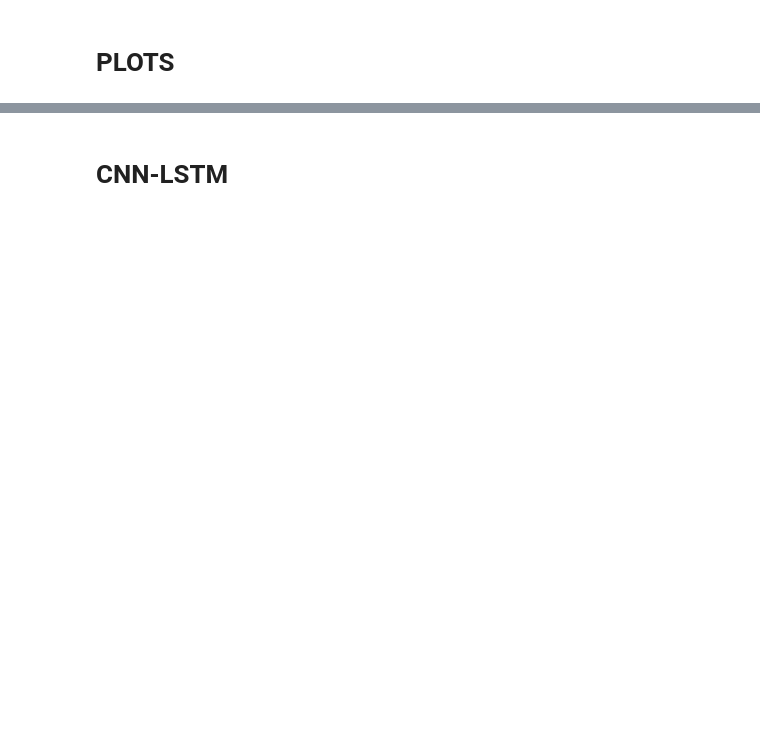
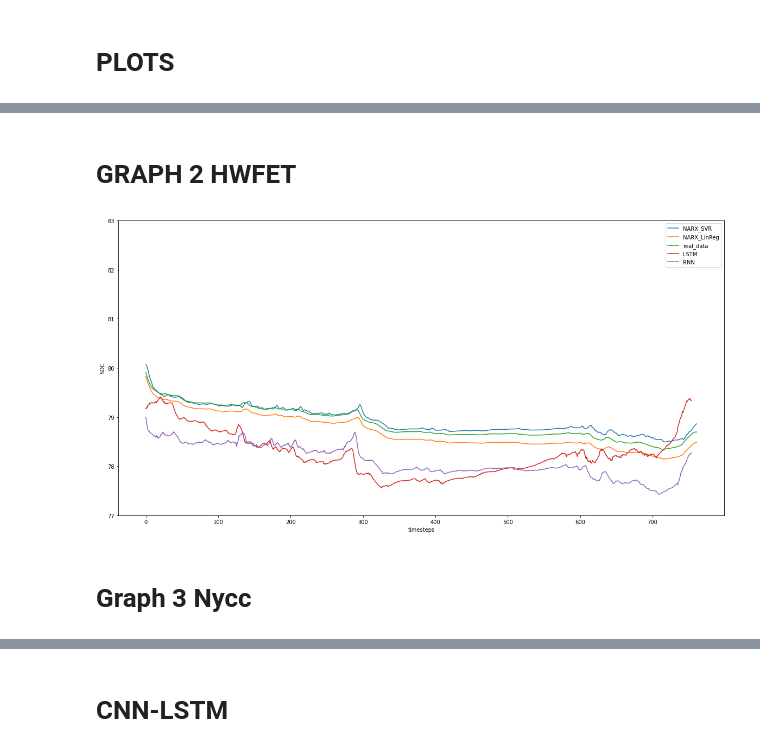
Before and after one commit to pierredm1/4th-Year-Imperial-Thesis, a Jupyter notebook: notebooks/Complete Model Testing Skeleton.ipynb, the cells around one changed output, grey strips where cells are left out. Drawn from its saved outputs; the diff is of its cells as text; code cells hidden in the pictures; blank space fills up the shorter version.

```diff
--- a/notebooks/Complete Model Testing Skeleton.ipynb
+++ b/notebooks/Complete Model Testing Skeleton.ipynb
@@ -102,0 +139,2 @@ print(mdl2.score(X_test,y_test, method='mse'))
+# %%
+model_RNN = create_model_RNN(path,hidden_layers=2,layer1_nodes=10,layer2_nodes=10)
@@ -102,0 +162,11 @@ print(mdl2.score(X_test,y_test, method='mse'))
+# %%
+y_pred_scaled = model_RNN.predict(test_generator)
+y_pred_scaled=y_pred_scaled.reshape((-1,1))
+#nsamples, nx, ny = y_pred_scaled.shape
+#d2_train_dataset = y_pred_scaled.reshape((nsamples,nx*ny))
+#y_pred = Yscaler.inverse_transform(d2_train_dataset)
+
+y_pred = Yscaler.inverse_transform(y_pred_scaled)
+results_RNN = pd.DataFrame({'y_true':test[y_col].values[n_input:],'y_pred':y_pred.ravel()})
+print(mean_absolute_error(results_RNN['y_true'],results_RNN['y_pred']))
+print(mean_squared_error(results_RNN['y_true'],results_RNN['y_pred'], squared=False))
@@ -163,0 +210,43 @@ fig3.show()
+# %% [markdown]
+# GRAPH 2 HWFET
+# %%
+results_RNN_graph2 = results_RNN.copy()
+results_LSTM_graph2 = results_LSTM.copy()
+data_graph2 = data.copy()
+ypred1_graph2 = ypred1.copy()
+ypred2_graph2 = ypred2.copy()
+# %%
+len1 = len(ypred1_graph2[11:])
+len_xgboost = len(data_graph2[11:])
+len_RNN = len(results_RNN_graph2['y_pred'])
+len_LSTM = len(results_LSTM_graph2['y_pred'])
+
+X_len1 = np.linspace(0,0.5*len1,len1)
+X_len_xgboost = np.linspace(0,0.5*len_xgboost,len_xgboost)
+X_len_RNN = np.linspace(0,0.5*len_RNN,len_RNN)
+X_len_LSTM = np.linspace(0,0.5*len_LSTM,len_LSTM)
+
+
+#print(mean_absolute_error(ypred1[11:],y_test[11:]))
+#print(mean_squared_error(ypred1[11:],y_test[11:], squared=False))
+
+plt.figure(figsize=(20,10))
+plt.plot(X_len1,ypred1_graph2[11:], label='NARX_SVR')
+plt.plot(X_len1,ypred2_graph2[11:], label='NARX_LinReg')
+
+plt.plot(X_len1,y_test[11:], label='real_data')
+plt.plot(X_len_LSTM,results_LSTM_graph2['y_pred'], label='LSTM')
+plt.plot(X_len_RNN,results_RNN_graph2['y_pred'], label='RNN')
+
+#plt.plot(X_len_xgboost,data[11:], label='Xgboost')
+
+#plt.title('SOC and timesteps')
+plt.xlabel('timesteps')
+plt.ylabel('SOC')
+plt.legend()
+plt.ylim(77,83)
+plt.show()
+# %% [output]
+[figure, added]
+# %% [markdown]
+# Graph 3 Nycc
```
Also changed, not shown: parts of 38 cells of this notebook.
